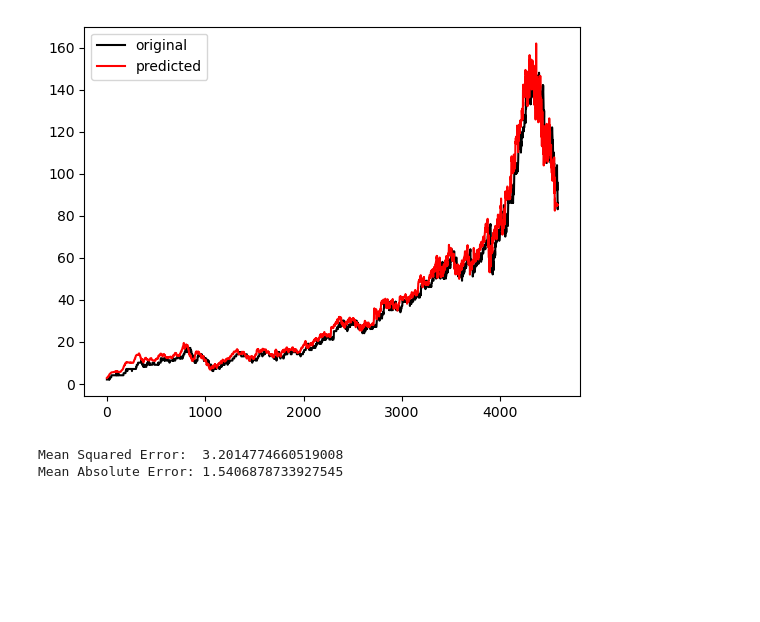
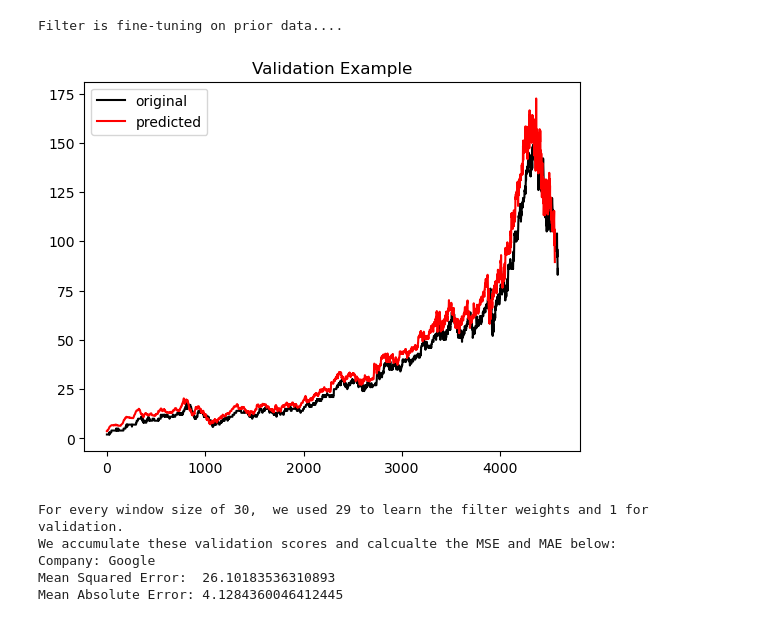
Before and after one commit to samarth0898/StockPricePrediction, a Jupyter notebook: AdaptiveFiltering/prototype.ipynb, the cells around one changed output. Saved outputs shown, nothing was run; the diff lists cells and outputs as text; code cells hidden in the pictures; blank space fills up the shorter version.

Commit message:
validation

```diff
--- a/AdaptiveFiltering/prototype.ipynb
+++ b/AdaptiveFiltering/prototype.ipynb
@@ -87,32 +102,50 @@ class lmsPred:
 # %%
 #  Initialize a new LMS predictor class
 #  For tuning the hyperparameters
 
 # Parameters to consider [ u = learning rate, l = number of outputs to predict, N = filter order, x = input vector ]
 # Wise to consider a smaller window ~ Ideal window size for stock market prediction
 
+x_train = signal
+x_train_max = np.max(x_train)
+if x_train_max > 200:
+    k = 1
+else:
+    k = 0
+lr_options = [2**(-20), 2**(-30)]
 
-predClass = lmsPred()
-x_train = signal
+predClass = lmsPred(lr_options[k])
+
 real_values, pred_values = [], []
-for i in tqdm(range(len(x_train)-1)):
+print("Filter is fine-tuning on prior data.... ")
+
+# We set the learning rate depending on the max
+
+for i in tqdm(range(len(x_train)-30)):
     x = x_train[i:i+30]
-    result = predClass.predict(x)
+    result = predClass.train(x)
     pred = result[-1:]
     pred_values.append(np.squeeze(pred))
     real = x[-1]
     real_values.append(x[-1])
 
 plt.plot(x_train, color = 'black')
 plt.plot(pred_values, color = 'red')
 plt.legend(["original", "predicted"])
+plt.title("Validation Example")
 plt.show()
 
-from sklearn.metrics import mean_squared_error, r2_score, mean_absolute_error
+
 # Printout relevant metrics
+print("For every window size of 30,  we used 29 to learn the filter weights and 1 for validation.\nWe accumulate these validation scores and calcualte the MSE and MAE below:")
+print("Company: Google")
 print("Mean Squared Error: ",mean_squared_error(real_values, pred_values) )
 print("Mean Absolute Error:", mean_absolute_error(real_values, pred_values))
 # %% [output]
+Filter is fine-tuning on prior data....
-[figure, old version]
+[figure, new version]
-Mean Squared Error:  3.2014774660519008
-Mean Absolute Error: 1.5406878733927545
+For every window size of 30,  we used 29 to learn the filter weights and 1 for validation.
+We accumulate these validation scores and calcualte the MSE and MAE below:
+Company: Google
+Mean Squared Error:  26.10183536310893
+Mean Absolute Error: 4.1284360046412445
```
Also changed, not shown: parts of 4 cells of this notebook, 2 other files.
